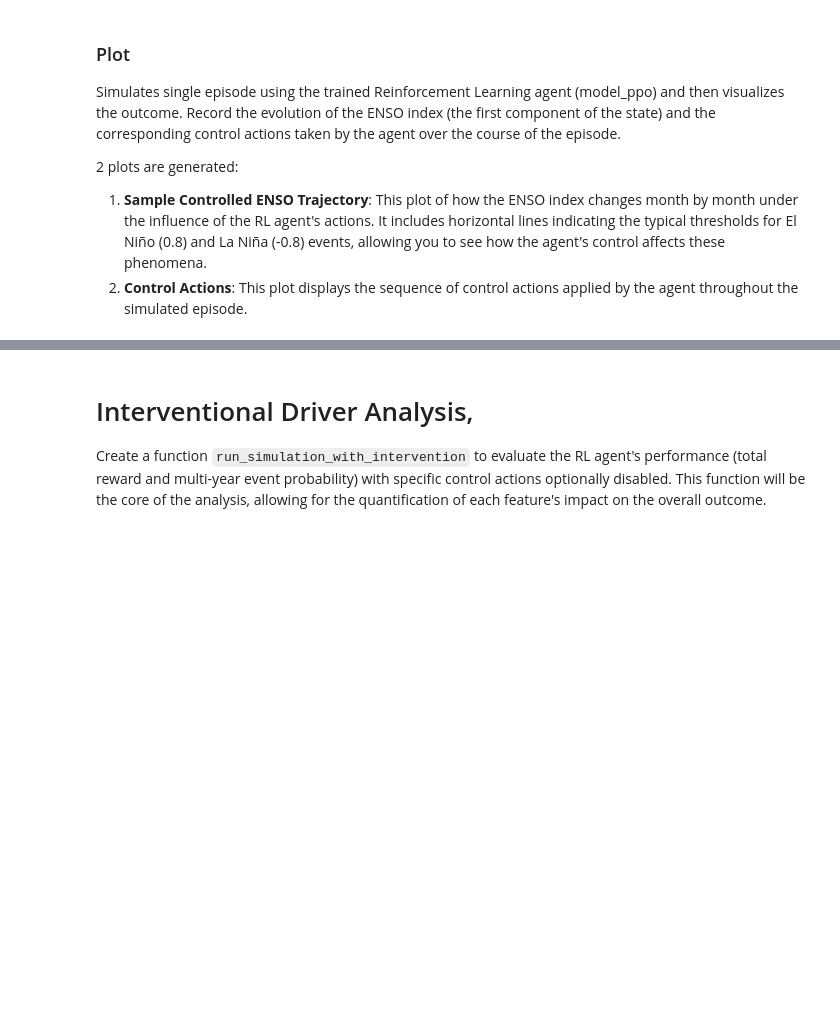
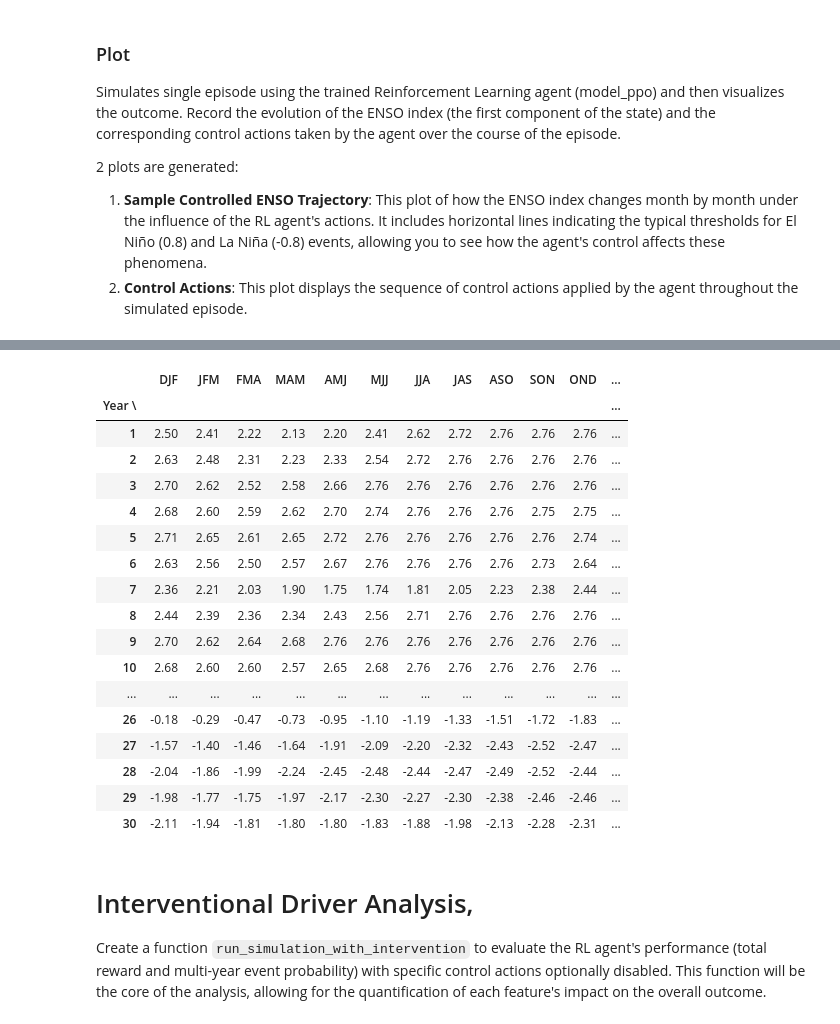
Before and after one commit to ayman-tech/enso-rl, a Jupyter notebook: enso-rl.ipynb, the cells around one changed output, grey strips where cells are left out. Cells and saved outputs as stored; diff of their text form; code cells hidden in the pictures; blank space fills up the shorter version.

```diff
--- a/enso-rl.ipynb
+++ b/enso-rl.ipynb
@@ -728,34 +718,53 @@ reshaped_data = data_full_years.reshape(n_years, n_months)
 months = ['DJF', 'JFM', 'FMA', 'MAM', 'AMJ', 'MJJ', 'JJA', 'JAS', 'ASO', 'SON', 'OND', 'NDJ']
 df_enso = pd.DataFrame(reshaped_data, columns=months)
 df_enso.index.name = 'Year \\'
 # Adjust index to start from 1 (or specific year if known)
 df_enso.index = df_enso.index + 1
 
 # 4. Define Styling Function
 def color_enso_values(val):
     """
     Colors values > 1 in Red, and < 1 in Blue.
     """
     # color = 'black'
     color = 'white'
     if val > 1.0:
         color = 'red'
     elif val < -1.0:
         # color = 'blue'
         color = 'lightblue'
     return f'color: {color}'
 
 # 5. Apply Style and Format
 # We use .map() (pandas >= 2.1.0) or .applymap() for older versions
 styler = df_enso.style.format("{:.2f}") # Format to 2 decimal places
 
 try:
     styler = styler.map(color_enso_values)
 except AttributeError:
     styler = styler.applymap(color_enso_values)
 
 # Display the styled table explicitly
-print(styler.to_string())
+display(styler)
+# %% [output]
+|  | DJF | JFM | FMA | MAM | AMJ | MJJ | JJA | JAS | ASO | SON | OND | ... |
+| Year \ |  |  |  |  |  |  |  |  |  |  |  | ... |
+| 1 | 2.50 | 2.41 | 2.22 | 2.13 | 2.20 | 2.41 | 2.62 | 2.72 | 2.76 | 2.76 | 2.76 | ... |
+| 2 | 2.63 | 2.48 | 2.31 | 2.23 | 2.33 | 2.54 | 2.72 | 2.76 | 2.76 | 2.76 | 2.76 | ... |
+| 3 | 2.70 | 2.62 | 2.52 | 2.58 | 2.66 | 2.76 | 2.76 | 2.76 | 2.76 | 2.76 | 2.76 | ... |
+| 4 | 2.68 | 2.60 | 2.59 | 2.62 | 2.70 | 2.74 | 2.76 | 2.76 | 2.76 | 2.75 | 2.75 | ... |
+| 5 | 2.71 | 2.65 | 2.61 | 2.65 | 2.72 | 2.76 | 2.76 | 2.76 | 2.76 | 2.76 | 2.74 | ... |
+| 6 | 2.63 | 2.56 | 2.50 | 2.57 | 2.67 | 2.76 | 2.76 | 2.76 | 2.76 | 2.73 | 2.64 | ... |
+| 7 | 2.36 | 2.21 | 2.03 | 1.90 | 1.75 | 1.74 | 1.81 | 2.05 | 2.23 | 2.38 | 2.44 | ... |
+| 8 | 2.44 | 2.39 | 2.36 | 2.34 | 2.43 | 2.56 | 2.71 | 2.76 | 2.76 | 2.76 | 2.76 | ... |
+| 9 | 2.70 | 2.62 | 2.64 | 2.68 | 2.76 | 2.76 | 2.76 | 2.76 | 2.76 | 2.76 | 2.76 | ... |
+| 10 | 2.68 | 2.60 | 2.60 | 2.57 | 2.65 | 2.68 | 2.76 | 2.76 | 2.76 | 2.76 | 2.76 | ... |
+| ... | ... | ... | ... | ... | ... | ... | ... | ... | ... | ... | ... | ... |
+| 26 | -0.18 | -0.29 | -0.47 | -0.73 | -0.95 | -1.10 | -1.19 | -1.33 | -1.51 | -1.72 | -1.83 | ... |
+| 27 | -1.57 | -1.40 | -1.46 | -1.64 | -1.91 | -2.09 | -2.20 | -2.32 | -2.43 | -2.52 | -2.47 | ... |
+| 28 | -2.04 | -1.86 | -1.99 | -2.24 | -2.45 | -2.48 | -2.44 | -2.47 | -2.49 | -2.52 | -2.44 | ... |
+| 29 | -1.98 | -1.77 | -1.75 | -1.97 | -2.17 | -2.30 | -2.27 | -2.30 | -2.38 | -2.46 | -2.46 | ... |
+| 30 | -2.11 | -1.94 | -1.81 | -1.80 | -1.80 | -1.83 | -1.88 | -1.98 | -2.13 | -2.28 | -2.31 | ... |
 # %% [markdown]
 # Interventional Driver Analysis,
 
```
Also changed, not shown: parts of 19 cells of this notebook.
